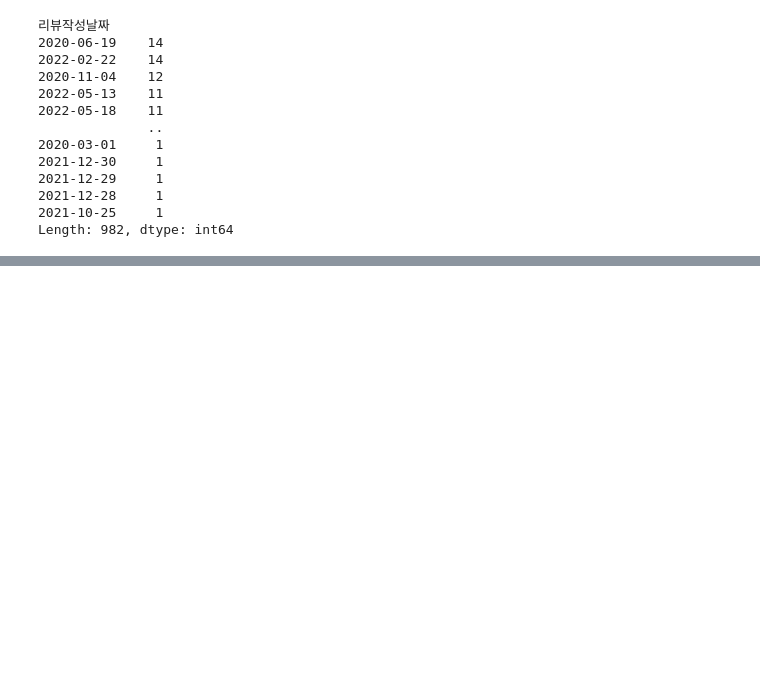
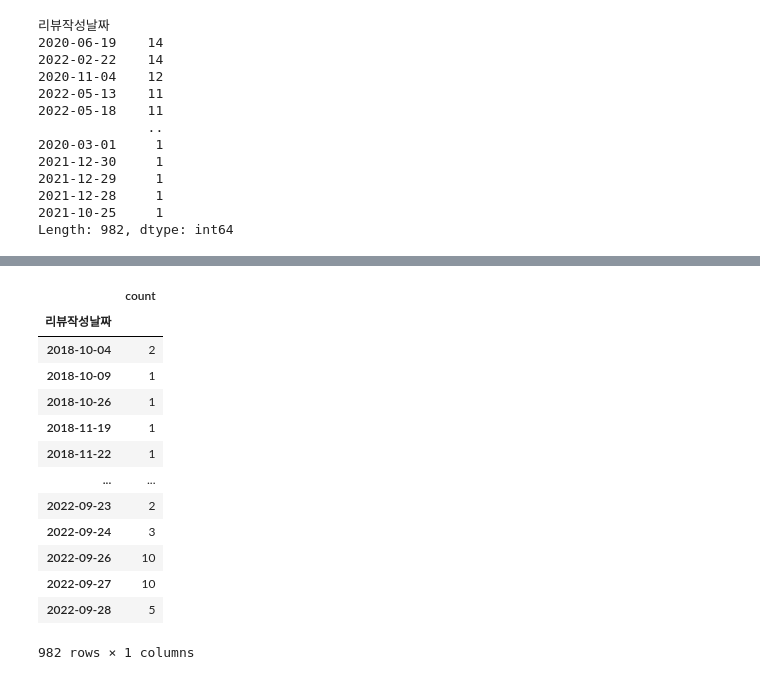
Before and after one commit to JJongSSu/Study, a Jupyter notebook: Teamproject/first/3일차/trend.ipynb, the cells around one changed output, grey strips where cells are left out. Drawn from its saved outputs; the diff is of its cells as text; code cells hidden in the pictures; blank space fills up the shorter version.

```diff
--- a/Teamproject/first/3일차/trend.ipynb
+++ b/Teamproject/first/3일차/trend.ipynb
@@ -510,0 +529,18 @@ Length: 982, dtype: int64
+# %%
+count = count.sort_index(ascending=True)
+count
+# %% [output]
+|  | count |
+| 리뷰작성날짜 |  |
+| 2018-10-04 | 2 |
+| 2018-10-09 | 1 |
+| 2018-10-26 | 1 |
+| 2018-11-19 | 1 |
+| 2018-11-22 | 1 |
+| ... | ... |
+| 2022-09-23 | 2 |
+| 2022-09-24 | 3 |
+| 2022-09-26 | 10 |
+| 2022-09-27 | 10 |
+| 2022-09-28 | 5 |
+982 rows × 1 columns
```
Also changed, not shown: parts of 2 cells of this notebook, 1 other file.
